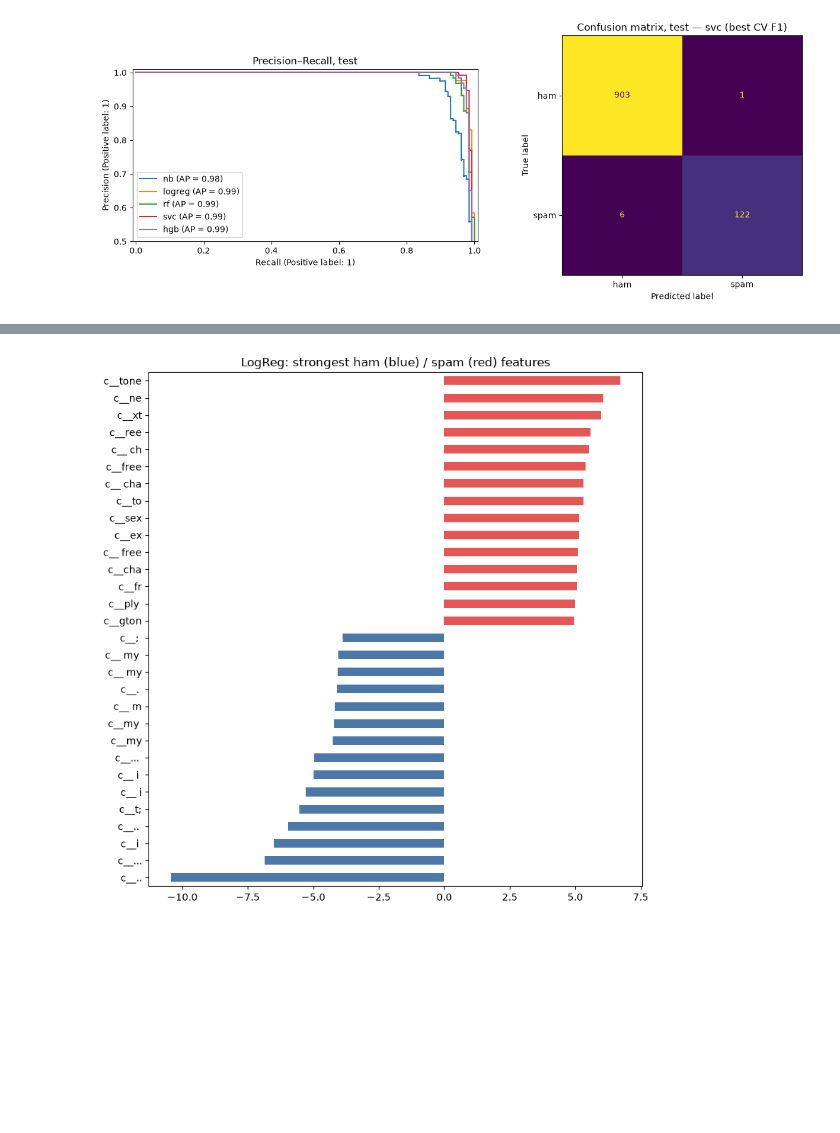
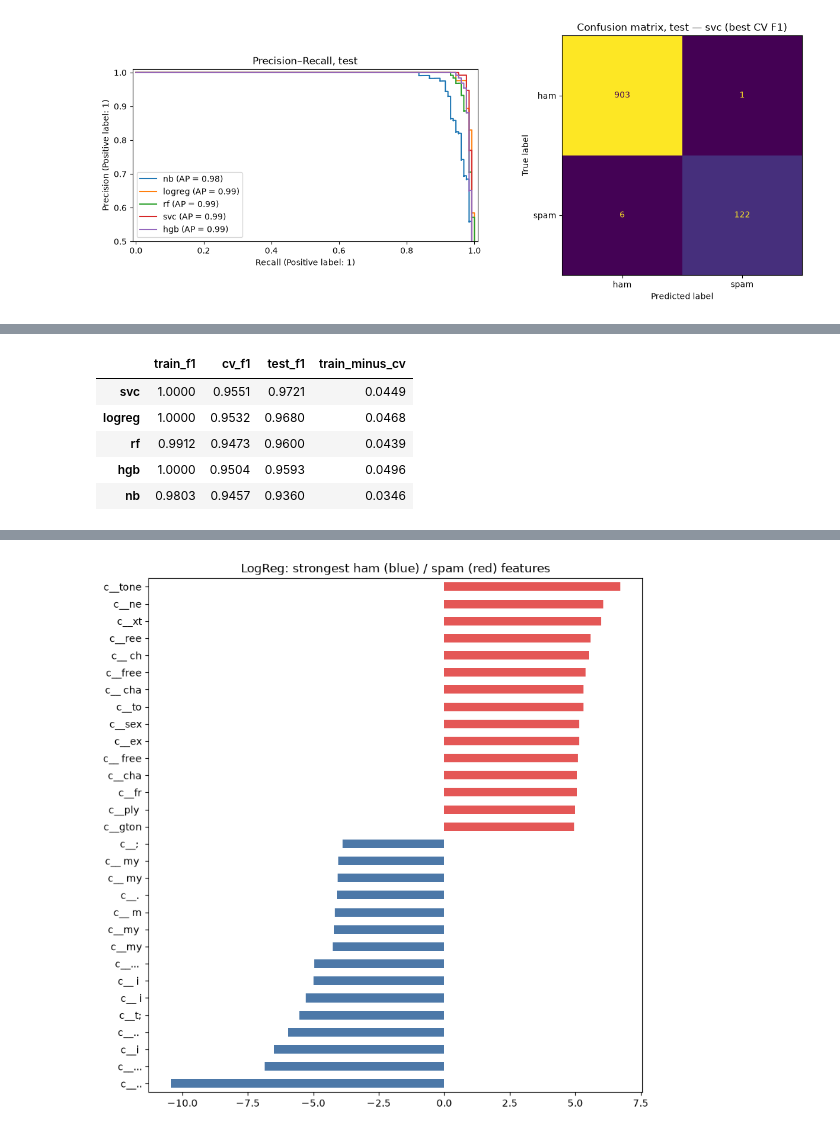
Before and after one commit to dench1k1ng/ml_midterm, a Jupyter notebook: Final_Denis_Shin_Abylay_Latiyev_Nikita_Vassilenko.ipynb, the cells around one changed output, grey strips where cells are left out. Cells and saved outputs as stored; diff of their text form; code cells hidden in the pictures; blank space fills up the shorter version.

```diff
--- a/Final_Denis_Shin_Abylay_Latiyev_Nikita_Vassilenko.ipynb
+++ b/Final_Denis_Shin_Abylay_Latiyev_Nikita_Vassilenko.ipynb
@@ -357,0 +411,15 @@ plt.tight_layout(); plt.show()
+# %%
+gen = pd.DataFrame({
+    "train_f1": {m: f1_score(y_trva, est.predict(X_trva)) for m, est in search.items()},
+    "cv_f1": cv_res.cv_f1,
+    "test_f1": test_res.f1.drop(["dummy_most_frequent", "dummy_stratified"]),
+}).round(4)
+gen["train_minus_cv"] = (gen.train_f1 - gen.cv_f1).round(4)
+gen.sort_values("test_f1", ascending=False)
+# %% [output]
+|  | train_f1 | cv_f1 | test_f1 | train_minus_cv |
+| svc | 1.0000 | 0.9551 | 0.9721 | 0.0449 |
+| logreg | 1.0000 | 0.9532 | 0.9680 | 0.0468 |
+| rf | 0.9912 | 0.9473 | 0.9600 | 0.0439 |
+| hgb | 1.0000 | 0.9504 | 0.9593 | 0.0496 |
+| nb | 0.9803 | 0.9457 | 0.9360 | 0.0346 |
```
Also changed, not shown: parts of 15 cells of this notebook, 2 other files.
